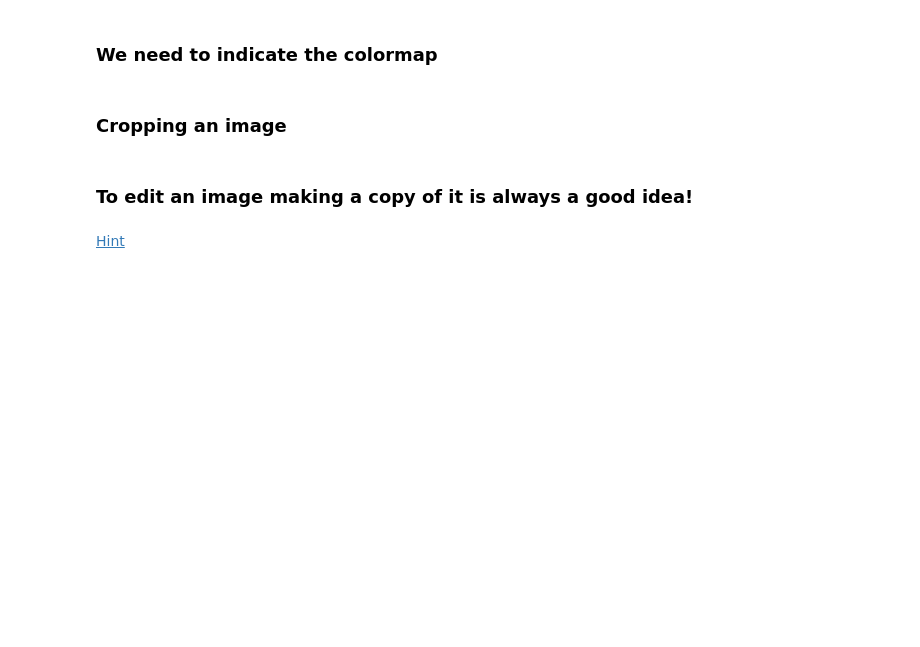
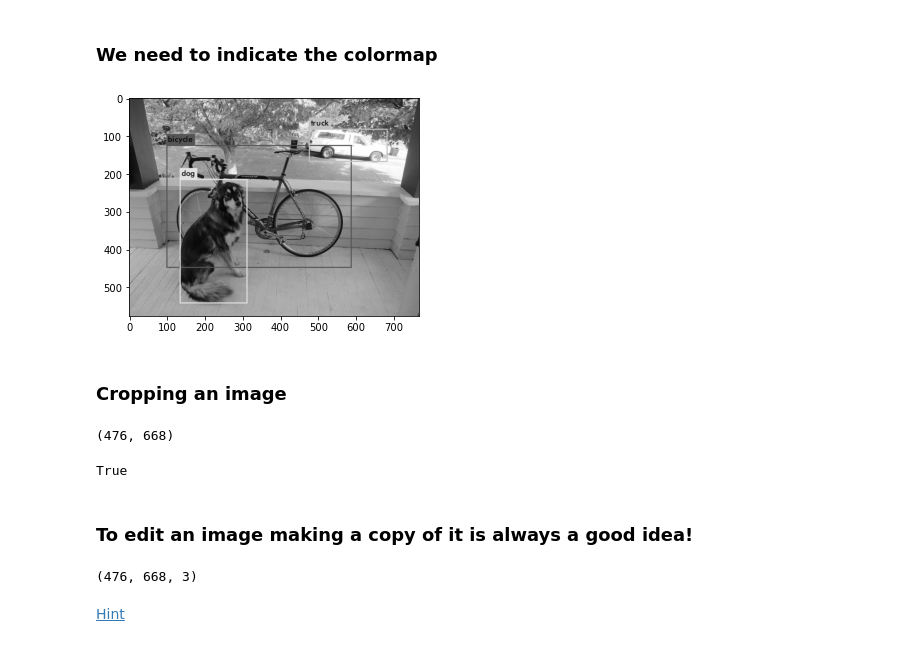
Before and after one commit to shahidqureshi01/AI, a Jupyter notebook: M6_Computer_Vision/01. Basics of computer vision/Computer Vision Day 1 .ipynb, the cells around one changed output. Saved outputs shown, nothing was run; the diff lists cells and outputs as text; code cells hidden in the pictures; blank space fills up the shorter version.

```diff
--- a/M6_Computer_Vision/01. Basics of computer vision/Computer Vision Day 1 .ipynb
+++ b/M6_Computer_Vision/01. Basics of computer vision/Computer Vision Day 1 .ipynb
@@ -109,16 +132,33 @@ import matplotlib.pyplot as plt
 ### We need to indicate the colormap
 # %%
 # Display the grayscale image with matplotlib, make sure to include the colormap so it really is grayscale
+plt.imshow(gray_img, cmap='gray')
+plt.show()
+# %% [output]
+[figure, added]
 # %% [markdown]
 ### Cropping an image
 # %%
 # Lets now crop a Region of Interest of an image, load and image and crop different parts of it
+gray_img = gray_img[100:, 100:]
+gray_img.shape
+# %% [output]
+(476, 668)
 # %%
 # Save to disk the cropped areas
+cv2.imwrite('gray.jpg', gray_img)
+# %% [output]
+True
 # %% [markdown]
 ### To edit an image making a copy of it is always a good idea!
 # %%
 # Load an image and then make a copy of it
+#!ls .
+new_img = cv2.imread('./gray.jpg')
+copy = new_img.copy()
+copy.shape
+# %% [output]
+(476, 668, 3)
 # %% [markdown]
 [Hint](# "use the numpy function ")
 # %% [markdown]
```
Also changed, not shown: parts of 8 cells of this notebook, 1 other file.
